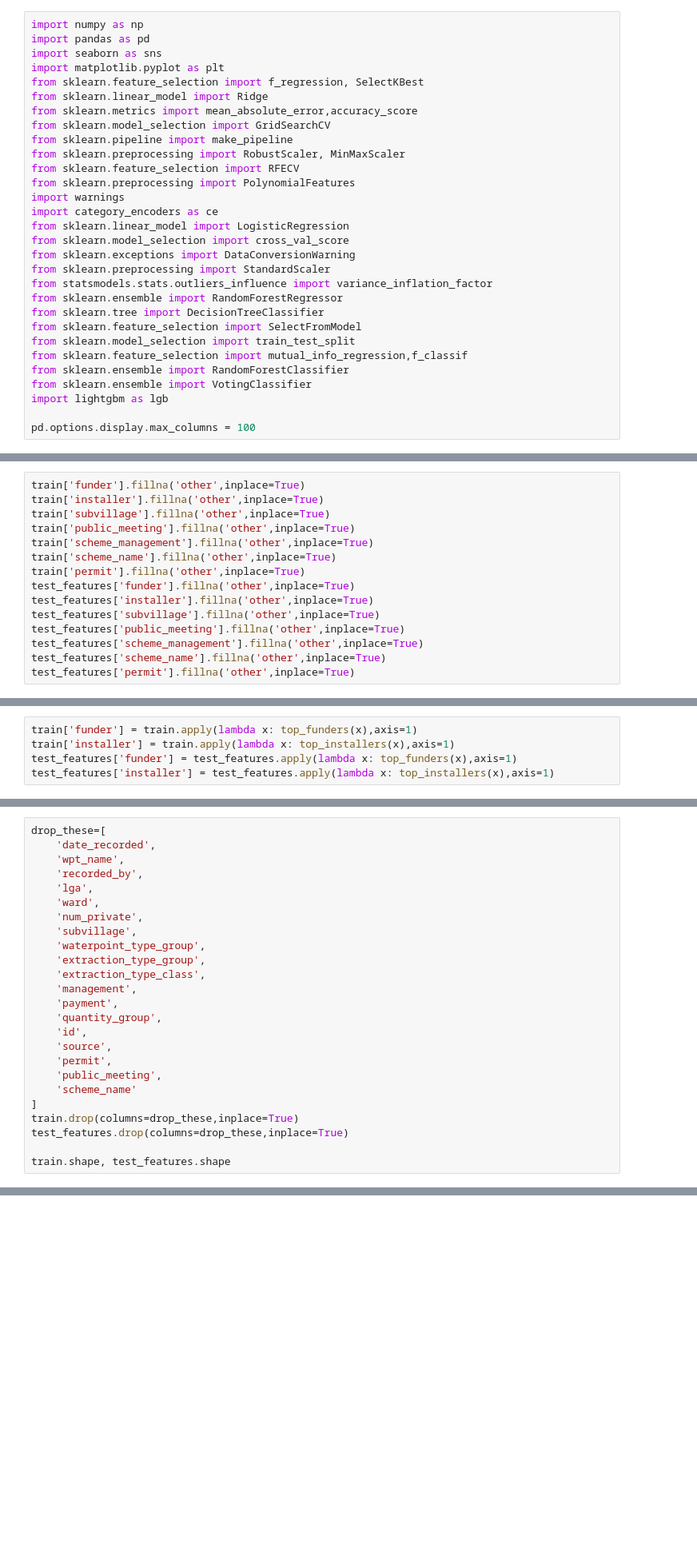
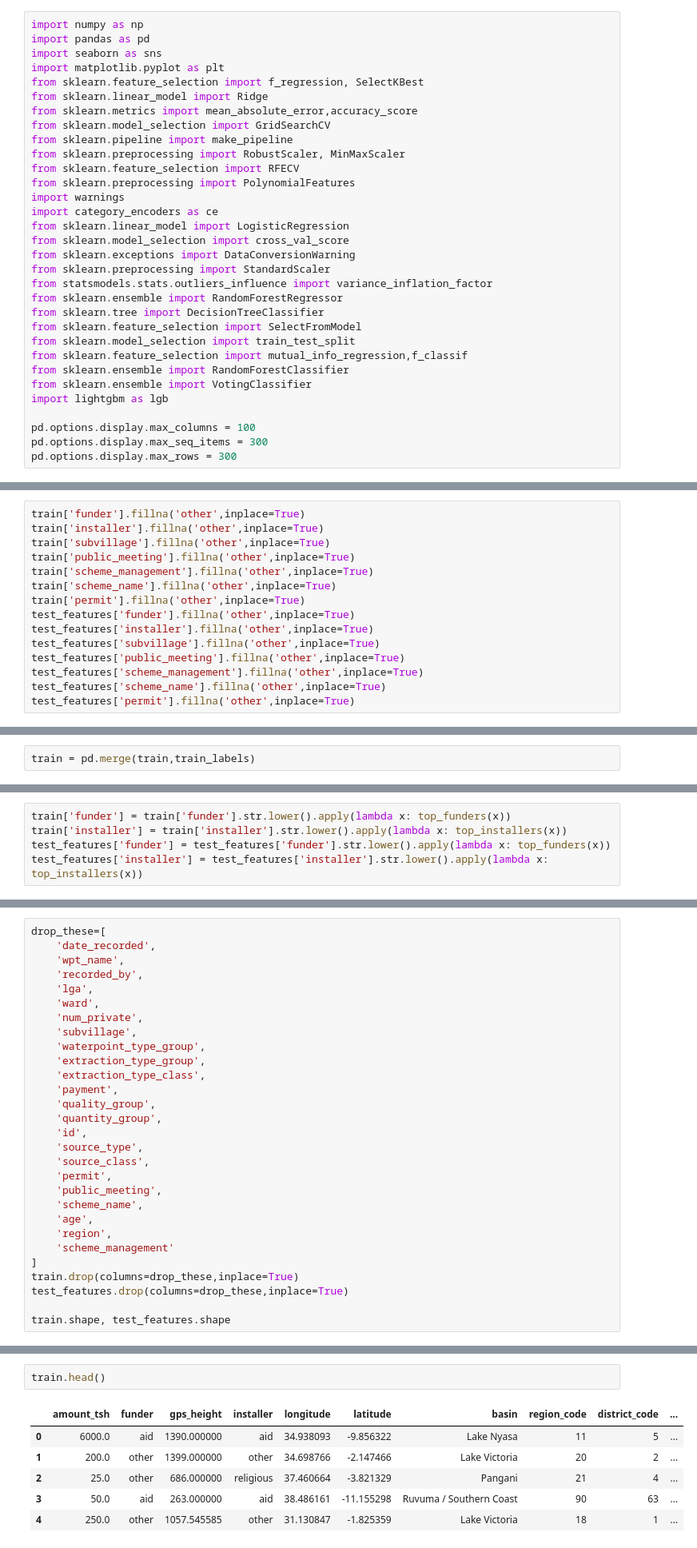
Before and after one commit to sealuwee/DS2-Predictive-Modeling-Challenge, a Jupyter notebook: day 3 we havent beat 0.78256 LB score.ipynb, the cells around one changed output, grey strips where cells are left out. Shown at 80% size. Drawn from its saved outputs; the diff is of its cells as text; blank space fills up the shorter version.

```diff
--- a/day 3 we havent beat 0.78256 LB score.ipynb
+++ b/day 3 we havent beat 0.78256 LB score.ipynb
@@ -28,6 +28,8 @@ from sklearn.ensemble import VotingClassifier
 import lightgbm as lgb
 
 pd.options.display.max_columns = 100
+pd.options.display.max_seq_items = 300
+pd.options.display.max_rows = 300
 # %% [output]
 This means that in case of installing LightGBM from PyPI via the ``pip install lightgbm`` command, you don't need to install the gcc compiler anymore.
 Instead of that, you need to install the OpenMP library, which is required for running LightGBM on the system with the Apple Clang compiler.
@@ -249,0 +159,2 @@ def top_installers(df):
+# %%
+train = pd.merge(train,train_labels)
@@ -250,5 +253,5 @@ def top_installers(df):
 # %%
-train['funder'] = train.apply(lambda x: top_funders(x),axis=1)
-train['installer'] = train.apply(lambda x: top_installers(x),axis=1)
-test_features['funder'] = test_features.apply(lambda x: top_funders(x),axis=1)
-test_features['installer'] = test_features.apply(lambda x: top_installers(x),axis=1)
+train['funder'] = train['funder'].str.lower().apply(lambda x: top_funders(x))
+train['installer'] = train['installer'].str.lower().apply(lambda x: top_installers(x))
+test_features['funder'] = test_features['funder'].str.lower().apply(lambda x: top_funders(x))
+test_features['installer'] = test_features['installer'].str.lower().apply(lambda x: top_installers(x))
@@ -264,14 +275,18 @@ drop_these=[
     'waterpoint_type_group',
     'extraction_type_group',
     'extraction_type_class',
-    'management',
     'payment',
+    'quality_group',
     'quantity_group',
     'id',
-    'source',
+    'source_type',
+    'source_class',
     'permit',
     'public_meeting',
-    'scheme_name'
+    'scheme_name',
+    'age',
+    'region',
+    'scheme_management'
 ]
 train.drop(columns=drop_these,inplace=True)
 test_features.drop(columns=drop_these,inplace=True)
@@ -282,3 +297,12 @@ train.shape, test_features.shape
+# %%
+train.head()
+# %% [output]
+|  | amount_tsh | funder | gps_height | installer | longitude | latitude | basin | region_code | district_code | ... |
+| 0 | 6000.0 | aid | 1390.000000 | aid | 34.938093 | -9.856322 | Lake Nyasa | 11 | 5 | ... |
+| 1 | 200.0 | other | 1399.000000 | other | 34.698766 | -2.147466 | Lake Victoria | 20 | 2 | ... |
+| 2 | 25.0 | other | 686.000000 | religious | 37.460664 | -3.821329 | Pangani | 21 | 4 | ... |
+| 3 | 50.0 | aid | 263.000000 | aid | 38.486161 | -11.155298 | Ruvuma / Southern Coast | 90 | 63 | ... |
+| 4 | 250.0 | other | 1057.545585 | other | 31.130847 | -1.825359 | Lake Victoria | 18 | 1 | ... |
 # %% [markdown]
 # OKAY so i'm going to go ahead and attempt to stack my best scores on the public LB for Stage 1 stacking
 
```
Also changed, not shown: parts of 15 cells of this notebook, 3 other files.
